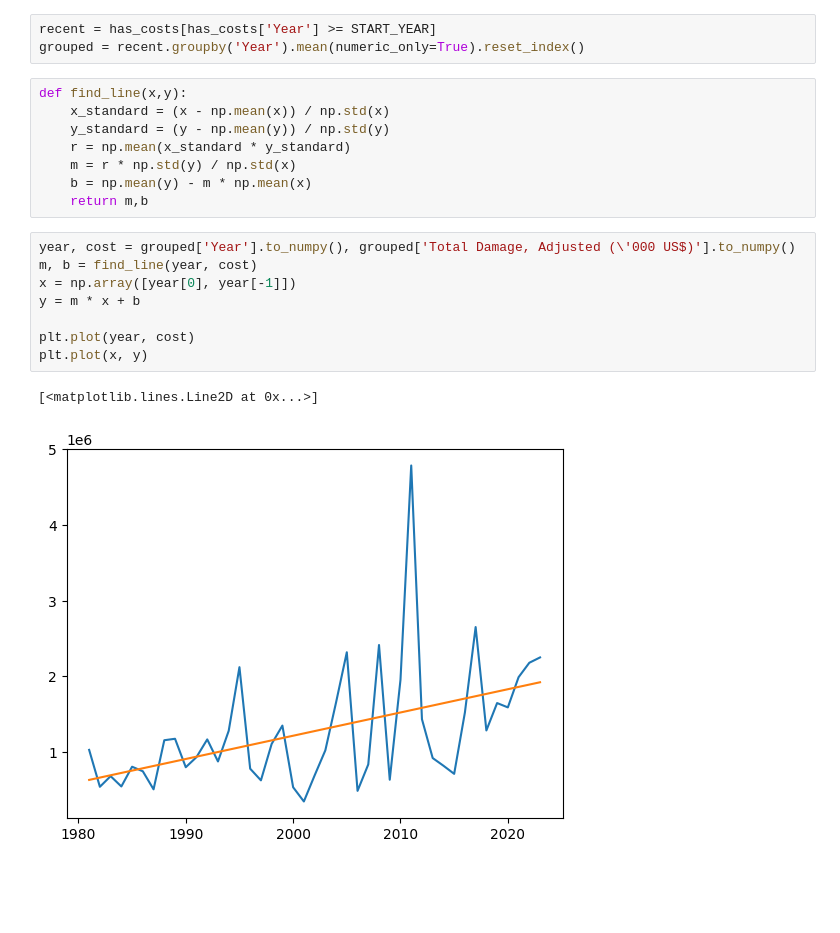
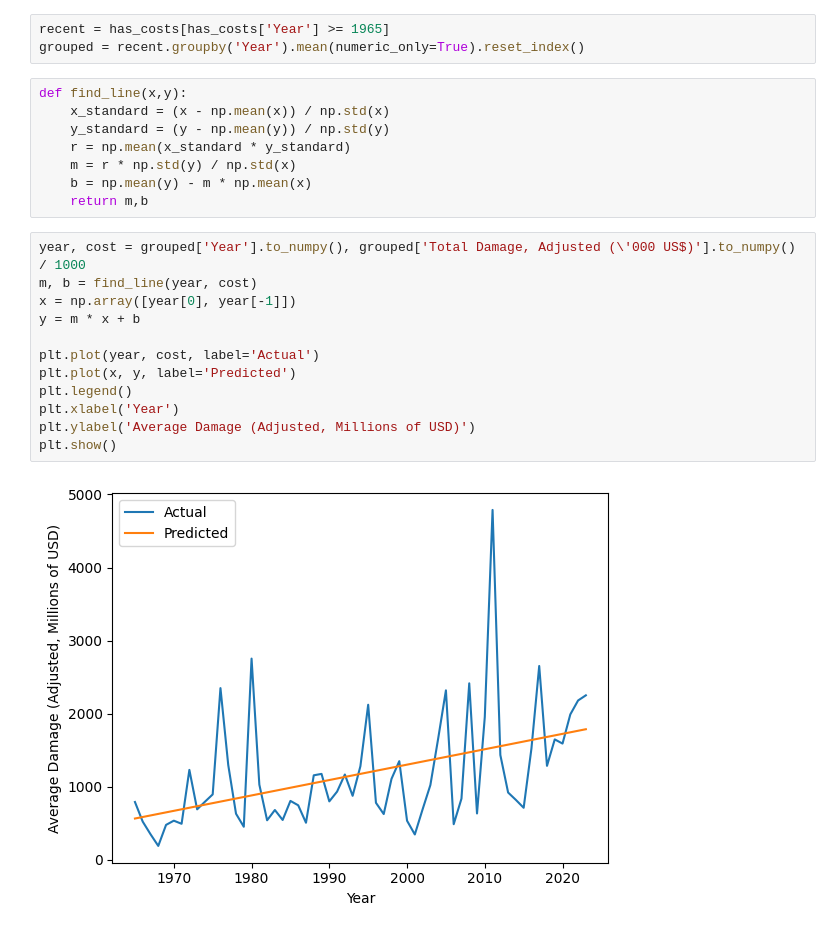
Before and after one commit to TheBoyRoy05/Climate-Change-Data-Viz, a Jupyter notebook: Data-Viz.ipynb, the cells around one changed output. Cells and saved outputs as stored; diff of their text form; blank space fills up the shorter version.

```diff
--- a/Data-Viz.ipynb
+++ b/Data-Viz.ipynb
@@ -16,7 +16,7 @@ Try using .loc[row_indexer,col_indexer] = value instead
 See the caveats in the documentation: https://pandas.pydata.org/pandas-docs/stable/user_guide/indexing.html#returning-a-view-versus-a-copy
   has_costs['Year'] = has_costs['DisNo.'].apply(lambda x: int(x[:4]))
 # %%
-recent = has_costs[has_costs['Year'] >= START_YEAR]
+recent = has_costs[has_costs['Year'] >= 1965]
 grouped = recent.groupby('Year').mean(numeric_only=True).reset_index()
 # %%
 def find_line(x,y):
@@ -27,13 +27,16 @@ def find_line(x,y):
     b = np.mean(y) - m * np.mean(x)
     return m,b
 # %%
-year, cost = grouped['Year'].to_numpy(), grouped['Total Damage, Adjusted (\'000 US$)'].to_numpy()
+year, cost = grouped['Year'].to_numpy(), grouped['Total Damage, Adjusted (\'000 US$)'].to_numpy() / 1000
 m, b = find_line(year, cost)
 x = np.array([year[0], year[-1]])
 y = m * x + b
 
-plt.plot(year, cost)
-plt.plot(x, y)
+plt.plot(year, cost, label='Actual')
+plt.plot(x, y, label='Predicted')
+plt.legend()
+plt.xlabel('Year')
+plt.ylabel('Average Damage (Adjusted, Millions of USD)')
+plt.show()
 # %% [output]
-[<matplotlib.lines.Line2D at 0x...>]
-[figure, old version]
+[figure, new version]
```
